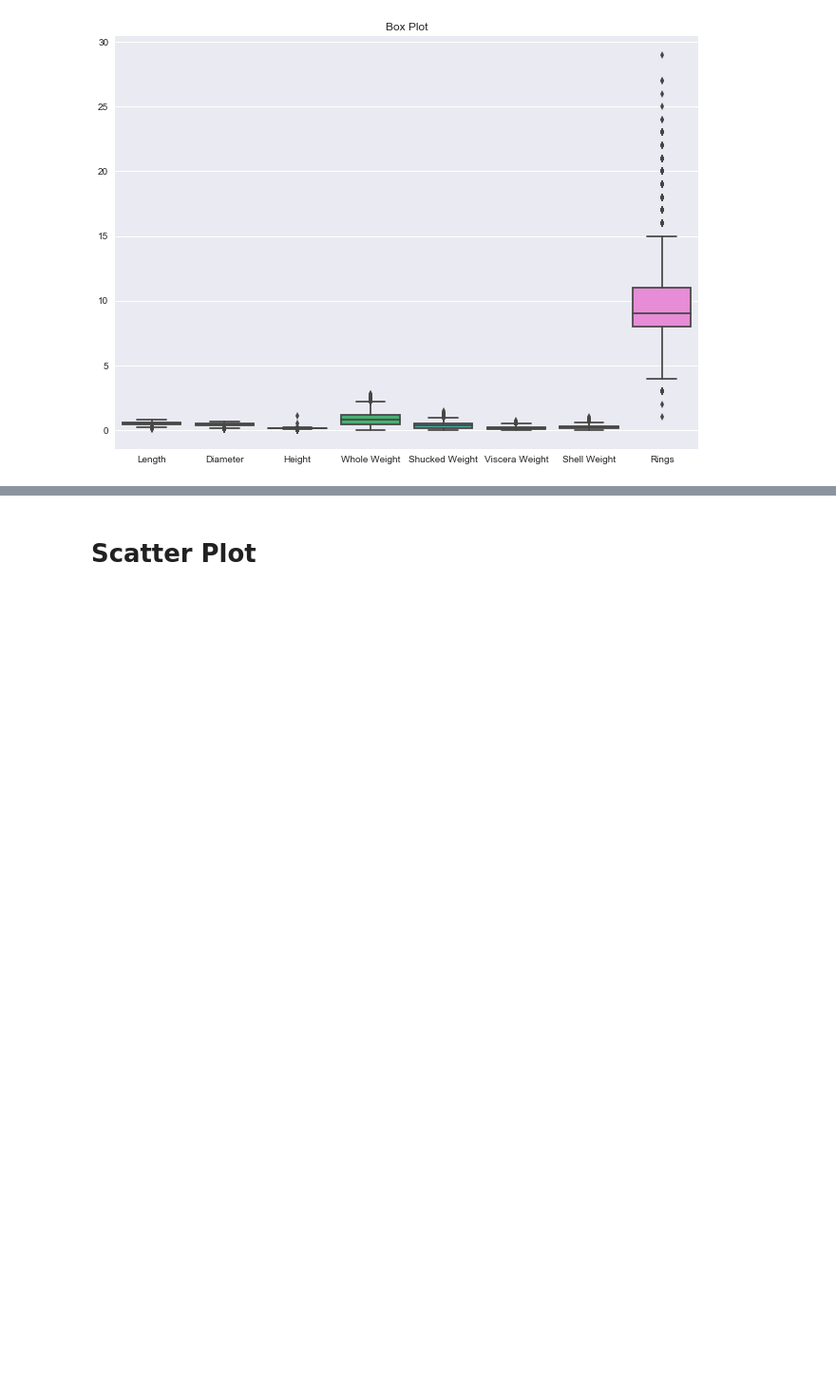
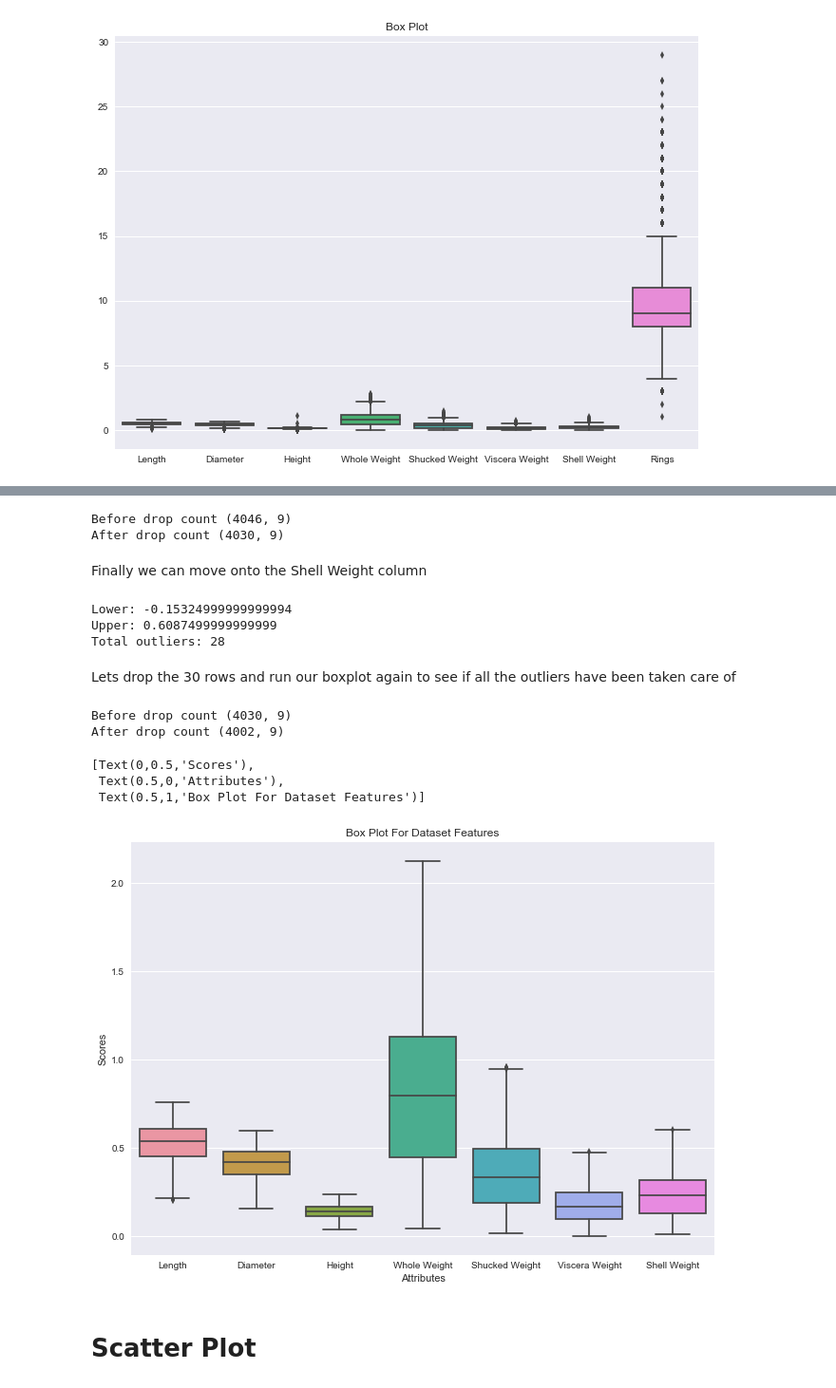
Before and after one commit to el-davo/msc-data-analytics-notebook, a Jupyter notebook: task1.ipynb, the cells around one changed output, grey strips where cells are left out. Shown at 95% size. Cells and saved outputs as stored; diff of their text form; code cells hidden in the pictures; blank space fills up the shorter version.

```diff
--- a/task1.ipynb
+++ b/task1.ipynb
@@ -221,0 +416,14 @@ df.shape
+# %%
+viscera_weight = df['Viscera Weight']
+
+q1 = viscera_weight.quantile(0.25)
+q3 = viscera_weight.quantile(0.75)
+iqr = q3 - q1
+lw = q1 - 1.5 * iqr
+uw = q3 + 1.5 * iqr
+
+outlier_predicate = (df['Viscera Weight'] > uw) | (df['Viscera Weight'] < lw)
+
+print("Lower:", lw)
+print("Upper:", uw)
+print("Total outliers:", df[outlier_predicate].count()['Viscera Weight'])
@@ -222,3 +436,48 @@ df.shape
+# %%
+print("Before drop count", df.shape)
+df.drop(df.index[outlier_predicate], inplace=True) # Drop the rows
+print("After drop count", df.shape)
+# %% [output]
+Before drop count (4046, 9)
+After drop count (4030, 9)
+# %% [markdown]
+Finally we can move onto the Shell Weight column
+# %%
+shell_weight = df['Shell Weight']
+
+q1 = shell_weight.quantile(0.25)
+q3 = shell_weight.quantile(0.75)
+iqr = q3 - q1
+lw = q1 - 1.5 * iqr
+uw = q3 + 1.5 * iqr
+
+outlier_predicate = (df['Shell Weight'] > uw) | (df['Shell Weight'] < lw)
+
+print("Lower:", lw)
+print("Upper:", uw)
+print("Total outliers:", df[outlier_predicate].count()['Shell Weight'])
+# %% [output]
+Lower: -0.15324999999999994
+Upper: 0.6087499999999999
+Total outliers: 28
+# %% [markdown]
+Lets drop the 30 rows and run our boxplot again to see if all the outliers have been taken care of
+# %%
+print("Before drop count", df.shape)
+df.drop(df.index[outlier_predicate], inplace=True) # Drop the rows
+print("After drop count", df.shape)
+# %% [output]
+Before drop count (4030, 9)
+After drop count (4002, 9)
+# %%
+df_ringless=df.drop('Rings',  axis='columns')
+ax=sns.boxplot(data=df_ringless)
+ax.set(xlabel='Attributes', ylabel='Scores', title="Box Plot For Dataset Features")
+# %% [output]
+[Text(0,0.5,'Scores'),
+ Text(0.5,0,'Attributes'),
+ Text(0.5,1,'Box Plot For Dataset Features')]
+[figure, added]
 # %% [markdown]
 # Scatter Plot
 # %%
```
Also changed, not shown: parts of 45 cells of this notebook.
